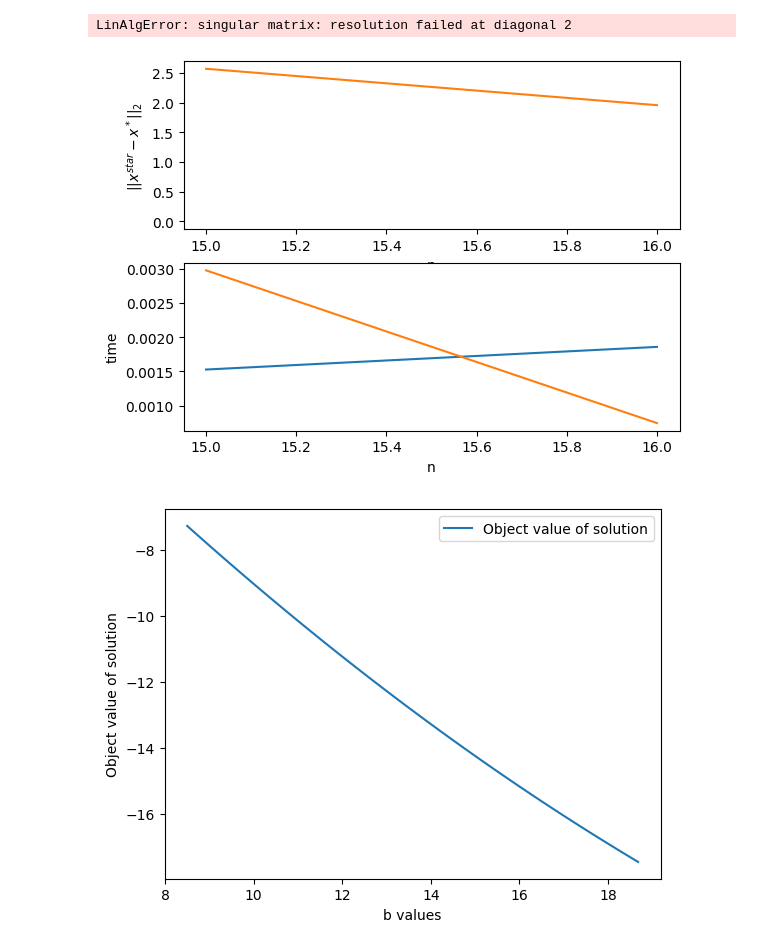
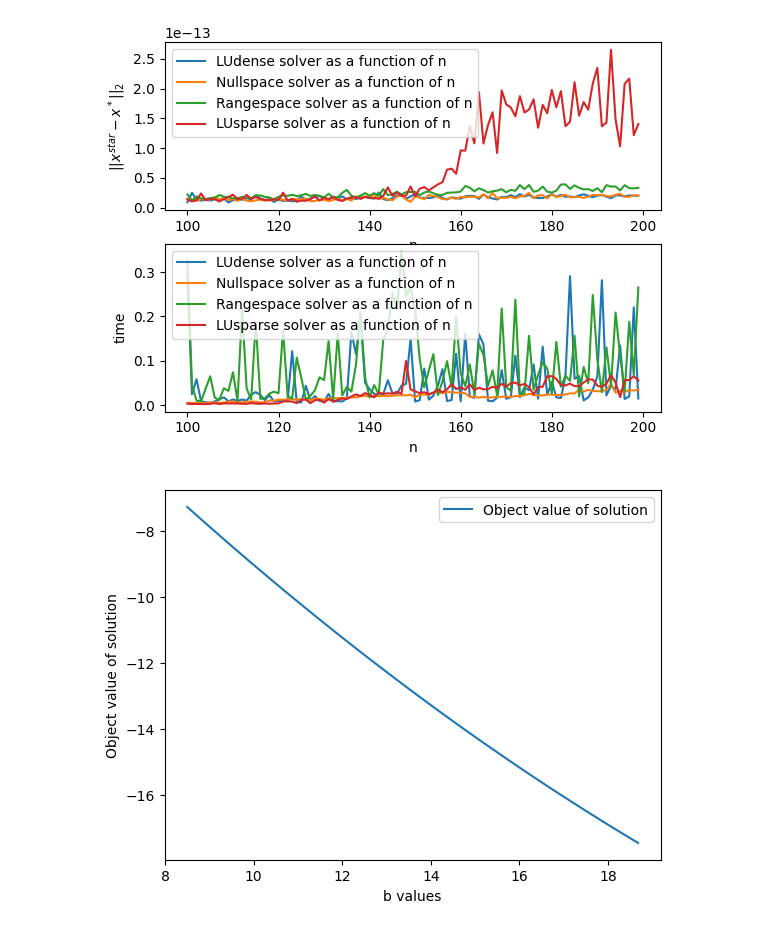
Before and after one commit to MarcusKNielsen/ConOpti, a Jupyter notebook: Algorithms/QP/main_solvers.ipynb, the cells around one changed output. Drawn from its saved outputs; the diff is of its cells as text; code cells hidden in the pictures.

```diff
--- a/Algorithms/QP/main_solvers.ipynb
+++ b/Algorithms/QP/main_solvers.ipynb
@@ -4,45 +4,45 @@ import numpy as np
 import matplotlib.pyplot as plt
 from time import perf_counter
 # %%
-n           = np.arange(start=15,stop=17, dtype=int)
+n           = np.arange(start=100,stop=200, dtype=int)
 alpha       = 2
-solvers     = ["LUdense","LDLdense","Nullspace","Rangespace","LUsparse"]
+solvers     = ["LUdense","Nullspace","Rangespace","LUsparse"] #"LDLdense"
 
 fig, (ax1,ax2) = plt.subplots(2, 1)
 
 for solver in solvers:
 
     err_temp    = []
     times       = []
 
     # Computing solution from all solvers
     for i in n:
 
         # Current problem given current n
         H, g, A, b, x_star,lamb_star  = constructQP(i,alpha)
 
         # timing the solver
         start = perf_counter()
         x,lam = EqualityQPSolver(H,g,A,b,solver)
 
         # time of solver
         times.append(perf_counter()-start)
 
         # 2 norm of error
         err_temp.append(np.linalg.norm(x-x_star,2))
 
     ax1.plot(n,err_temp,label=f"{solver} solver as a function of n")
     ax1.set_xlabel("n")
     ax1.set_ylabel(r"$||x^{star}-x^*||_2$")
+    ax1.legend()
     ax2.plot(n,times,label=f"{solver} solver as a function of n")
     ax2.set_xlabel("n")
     ax2.set_ylabel("time")
+    ax2.legend()
 
-plt.legend()
 plt.show()
 # %% [output]
-LinAlgError: singular matrix: resolution failed at diagonal 2
-[figure, old version]
+[figure, new version]
 # %%
 def object_solution(x):
 
```
